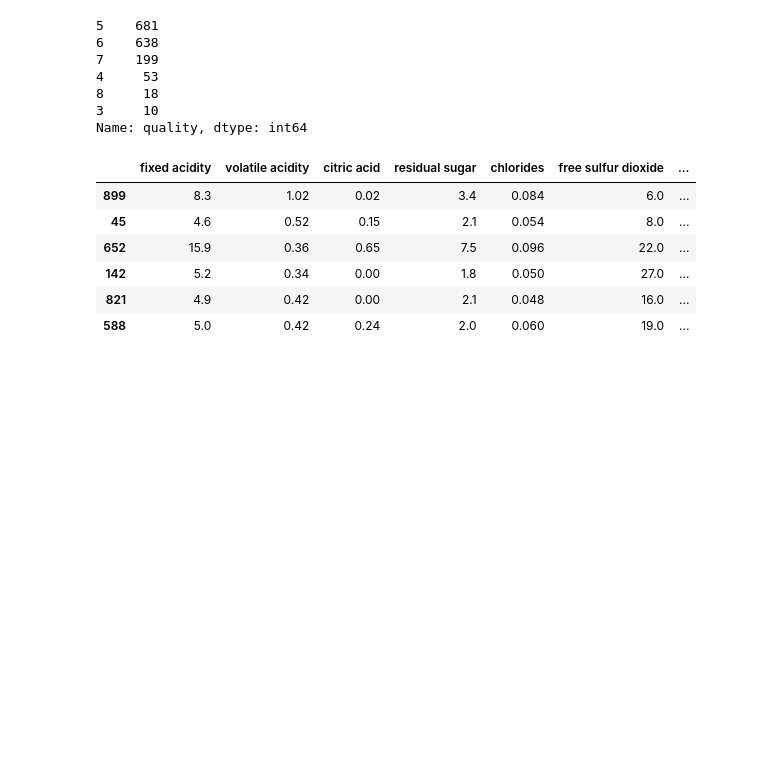
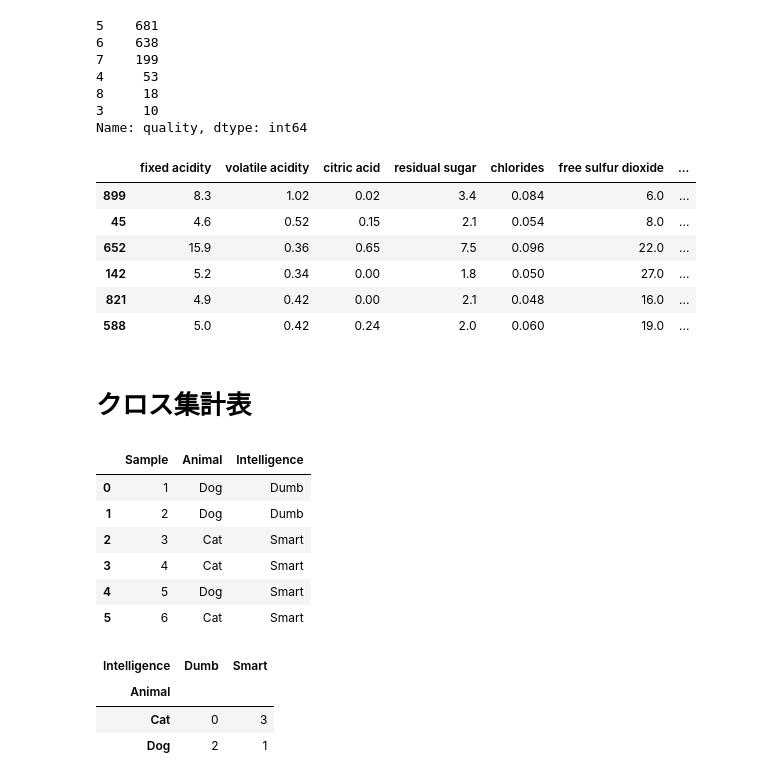
Before and after one commit to aki-06/Data_Science, a Jupyter notebook: 20180505_データ解析の基礎.ipynb, the cells around one changed output. Cells and saved outputs as stored; diff of their text form; code cells hidden in the pictures; blank space fills up the shorter version.

Commit message:
クロス集計表

```diff
--- a/20180505_データ解析の基礎.ipynb
+++ b/20180505_データ解析の基礎.ipynb
@@ -456,3 +456,5 @@ df_wine[df_wine.alcohol_content_rank == 1].sort_values('quality')
 | 142 | 5.2 | 0.34 | 0.00 | 1.8 | 0.050 | 27.0 | ... |
 | 821 | 4.9 | 0.42 | 0.00 | 2.1 | 0.048 | 16.0 | ... |
 | 588 | 5.0 | 0.42 | 0.24 | 2.0 | 0.060 | 19.0 | ... |
+# %% [markdown]
+# クロス集計表
@@ -458,0 +465,27 @@ df_wine[df_wine.alcohol_content_rank == 1].sort_values('quality')
+# %%
+data ="""Sample  Animal   Intelligence
+1   Dog   Dumb
+2 Dog Dumb
+3   Cat Smart
+4 Cat    Smart
+5 Dog Smart
+6 Cat Smart"""
+# %%
+df = pd.read_table(StringIO(data), sep='\s+')
+# %%
+df
+# %% [output]
+|  | Sample | Animal | Intelligence |
+| 0 | 1 | Dog | Dumb |
+| 1 | 2 | Dog | Dumb |
+| 2 | 3 | Cat | Smart |
+| 3 | 4 | Cat | Smart |
+| 4 | 5 | Dog | Smart |
+| 5 | 6 | Cat | Smart |
+# %%
+pd.crosstab(df.Animal, df.Intelligence)
+# %% [output]
+| Intelligence | Dumb | Smart |
+| Animal |  |  |
+| Cat | 0 | 3 |
+| Dog | 2 | 1 |
```
Also changed, not shown: parts of 3 cells of this notebook.
